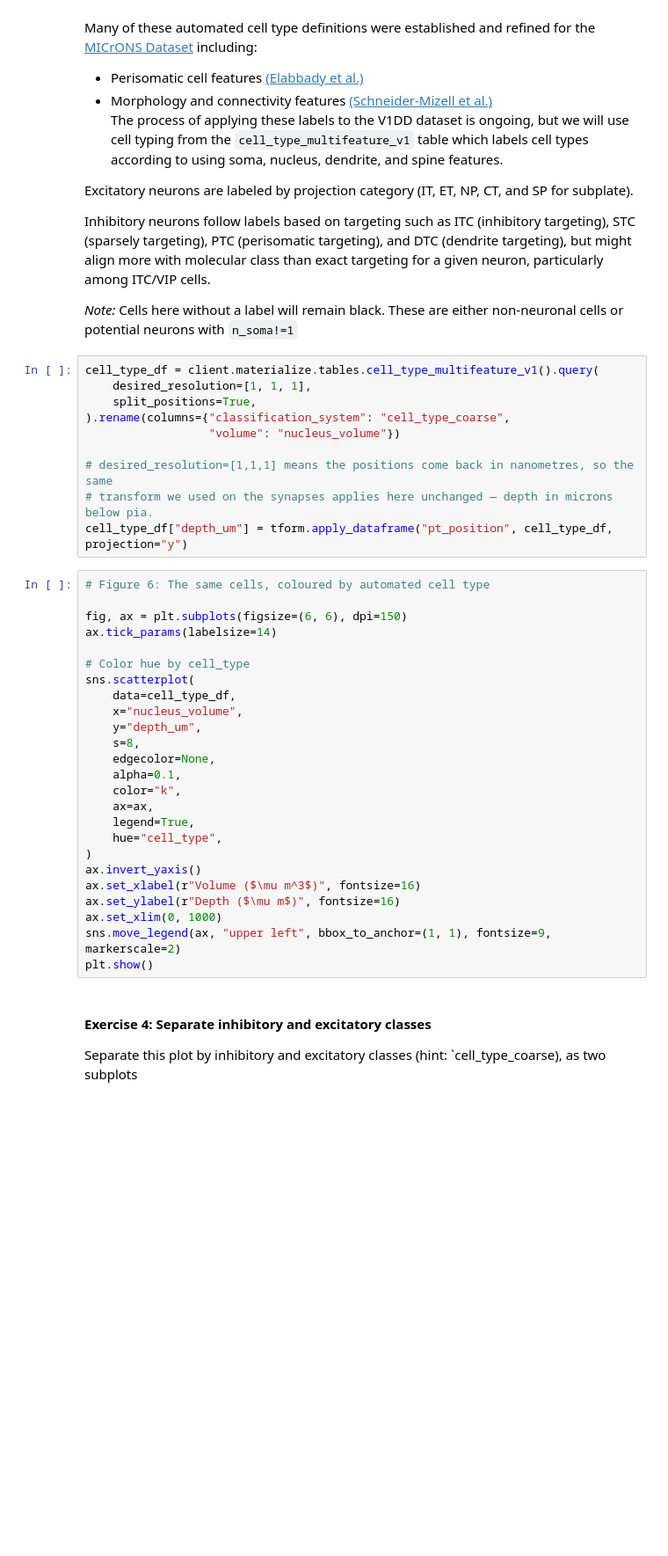
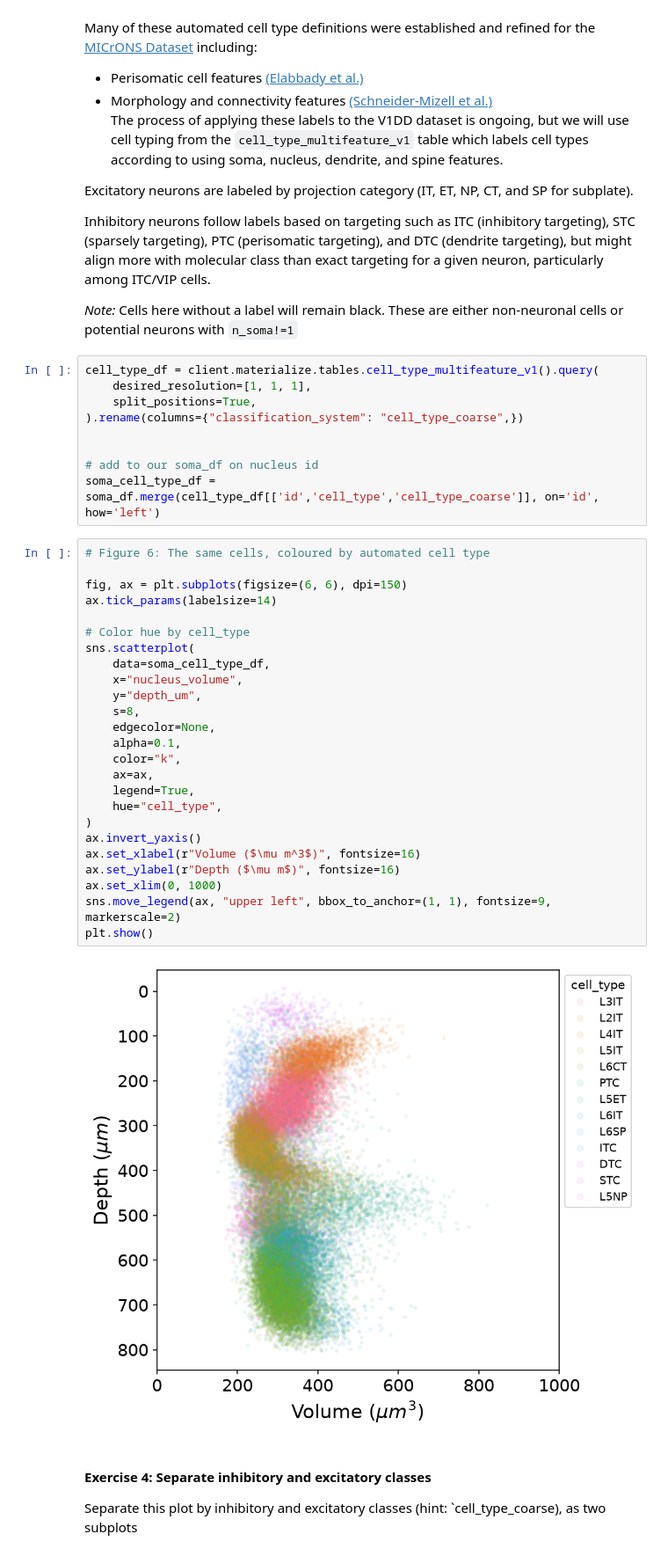
Before and after one commit to AllenSWDB/SWDB_2026_Connectomics, a Jupyter notebook: code/workshops/Module_1.ipynb, the cells around one changed output. Shown at 88% size. Drawn from its saved outputs; the diff is of its cells as text; blank space fills up the shorter version.

```diff
--- a/code/workshops/Module_1.ipynb
+++ b/code/workshops/Module_1.ipynb
@@ -715,37 +836,38 @@ Inhibitory neurons follow labels based on targeting such as ITC (inhibitory targ
 cell_type_df = client.materialize.tables.cell_type_multifeature_v1().query(
     desired_resolution=[1, 1, 1],
     split_positions=True,
-).rename(columns={"classification_system": "cell_type_coarse",
-                  "volume": "nucleus_volume"})
+).rename(columns={"classification_system": "cell_type_coarse",})
 
-# desired_resolution=[1,1,1] means the positions come back in nanometres, so the same
-# transform we used on the synapses applies here unchanged — depth in microns below pia.
-cell_type_df["depth_um"] = tform.apply_dataframe("pt_position", cell_type_df, projection="y")
+
+# add to our soma_df on nucleus id
+soma_cell_type_df = soma_df.merge(cell_type_df[['id','cell_type','cell_type_coarse']], on='id', how='left')
 # %%
 # Figure 6: The same cells, coloured by automated cell type
 
 fig, ax = plt.subplots(figsize=(6, 6), dpi=150)
 ax.tick_params(labelsize=14)
 
 # Color hue by cell_type
 sns.scatterplot(
-    data=cell_type_df,
+    data=soma_cell_type_df,
     x="nucleus_volume",
     y="depth_um",
     s=8,
     edgecolor=None,
     alpha=0.1,
     color="k",
     ax=ax,
     legend=True,
     hue="cell_type",
 )
 ax.invert_yaxis()
 ax.set_xlabel(r"Volume ($\mu m^3$)", fontsize=16)
 ax.set_ylabel(r"Depth ($\mu m$)", fontsize=16)
 ax.set_xlim(0, 1000)
 sns.move_legend(ax, "upper left", bbox_to_anchor=(1, 1), fontsize=9, markerscale=2)
 plt.show()
+# %% [output]
+[figure, added]
 # %% [markdown]
 #### Exercise 4: Separate inhibitory and excitatory classes
 
```
Also changed, not shown: parts of 36 cells of this notebook.
